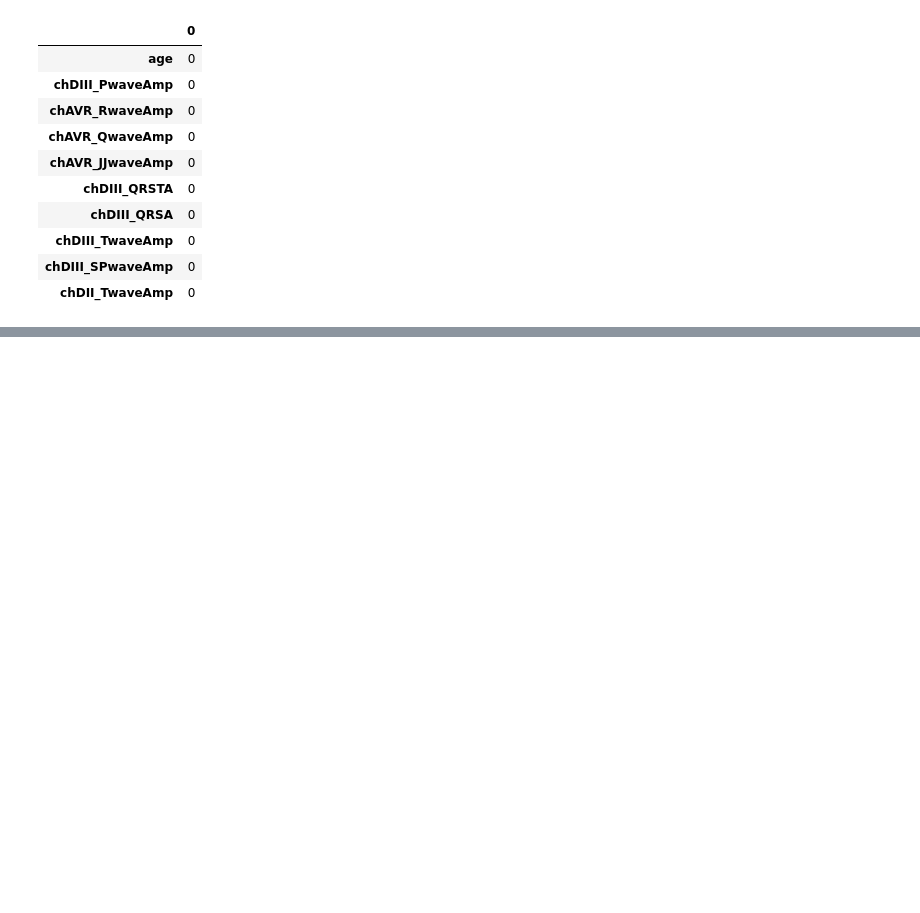
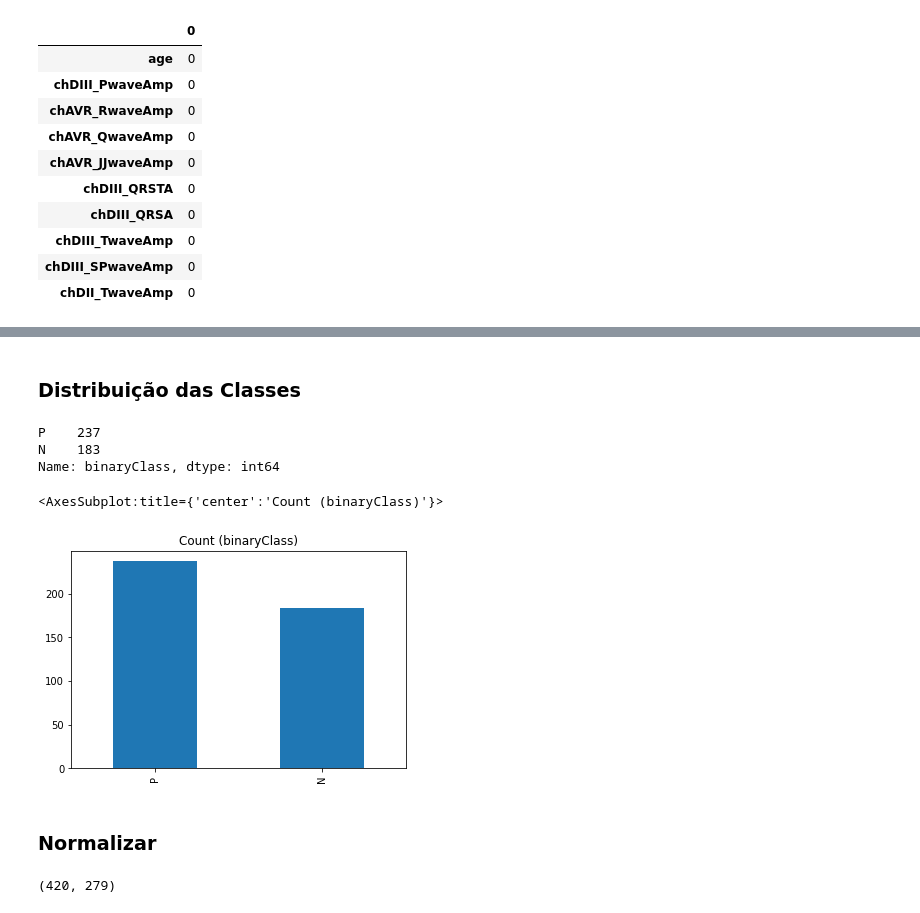
Before and after one commit to marcosavdl/mdnc_trab_1, a Jupyter notebook: projeto_1.ipynb, the cells around one changed output, grey strips where cells are left out. Drawn from its saved outputs; the diff is of its cells as text; code cells hidden in the pictures; blank space fills up the shorter version.

```diff
--- a/projeto_1.ipynb
+++ b/projeto_1.ipynb
@@ -25,3 +35,6 @@ df
+# %%
+df["binaryClass"] = df["binaryClass"].str.decode('utf-8')
+df["sex"] = pd.to_numeric(df["sex"].str.decode('utf-8'))
 # %%
 df.info()
 # %% [output]
@@ -63,0 +93,21 @@ pd.DataFrame(df.isnull().sum()).sort_values(by=0, ascending=False).head(10)
+# %% [markdown]
+### Distribuição das Classes
+# %%
+df_count_target = df['binaryClass'].value_counts()
+# df_count_target
+
+print(df_count_target)
+df_count_target.plot(kind='bar', title='Count (binaryClass)')
+# %% [output]
+P    237
+N    183
+Name: binaryClass, dtype: int64
+<AxesSubplot:title={'center':'Count (binaryClass)'}>
+[figure, added]
+# %% [markdown]
+### Normalizar
+# %%
+df['binaryClass'].replace(["N", "P"],[0,1], inplace=True)
+df.shape
+# %% [output]
+(420, 279)
```
Also changed, not shown: parts of 15 cells of this notebook, 1 other file.
